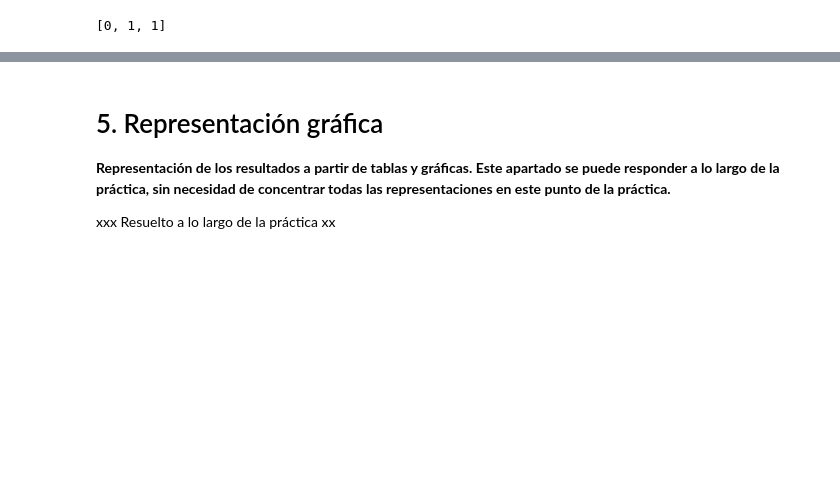
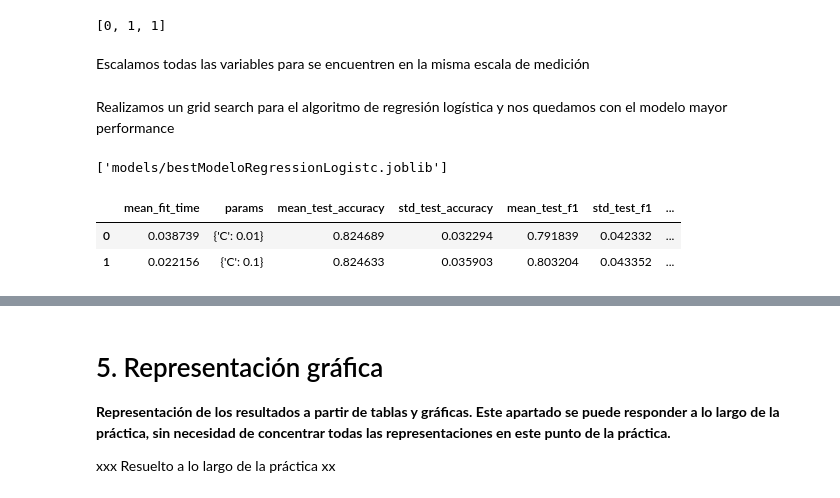
Before and after one commit to Vic16/PR_2_TipologiaCiclodeVidaDatos, a Jupyter notebook: PR_2.ipynb, the cells around one changed output, grey strips where cells are left out. Cells and saved outputs as stored; diff of their text form; code cells hidden in the pictures; blank space fills up the shorter version.

```diff
--- a/PR_2.ipynb
+++ b/PR_2.ipynb
@@ -958,3 +957,5 @@ X.head(2)
 y[0:3]
 # %% [output]
 [0, 1, 1]
+# %% [markdown]
+Escalamos todas las variables para se encuentren en la misma escala de medición
@@ -961,3 +965,5 @@ y[0:3]
+# %% [markdown]
+Realizamos un grid search para el algoritmo de regresión logística y nos quedamos con el modelo mayor performance
 # %%
 model_GS_logisticRegression = GridSearchCV(estimator=logistcRegresion,
                                            param_grid=logistcRegresion_params,
@@ -968,9 +974,22 @@ model_GS_logisticRegression = GridSearchCV(estimator=logistcRegresion,
                                            refit='f1'
                             )
 
-model_GS_logisticRegression.fit(X,y)
+model_GS_logisticRegression.fit(X_scaled,y)
 estimator = model_GS_logisticRegression.best_estimator_
 
 dump(estimator, str("models/" + "bestModeloRegressionLogistc" + ".joblib"))
+# %% [output]
+['models/bestModeloRegressionLogistc.joblib']
 # %%
 resultsRegressionLogistic = pd.DataFrame(model_GS_logisticRegression.cv_results_)
+resultsRegressionLogistic = resultsRegressionLogistic[["mean_fit_time",
+                                                       "params",
+                                                       "mean_test_accuracy","std_test_accuracy",
+                                                       "mean_test_f1","std_test_f1",
+                                                       "mean_test_roc_auc","std_test_roc_auc"]]
+# %%
+resultsRegressionLogistic.head(2)
+# %% [output]
+|  | mean_fit_time | params | mean_test_accuracy | std_test_accuracy | mean_test_f1 | std_test_f1 | ... |
+| 0 | 0.038739 | {'C': 0.01} | 0.824689 | 0.032294 | 0.791839 | 0.042332 | ... |
+| 1 | 0.022156 | {'C': 0.1} | 0.824633 | 0.035903 | 0.803204 | 0.043352 | ... |
```
Also changed, not shown: parts of 37 cells of this notebook, 4 other files.
